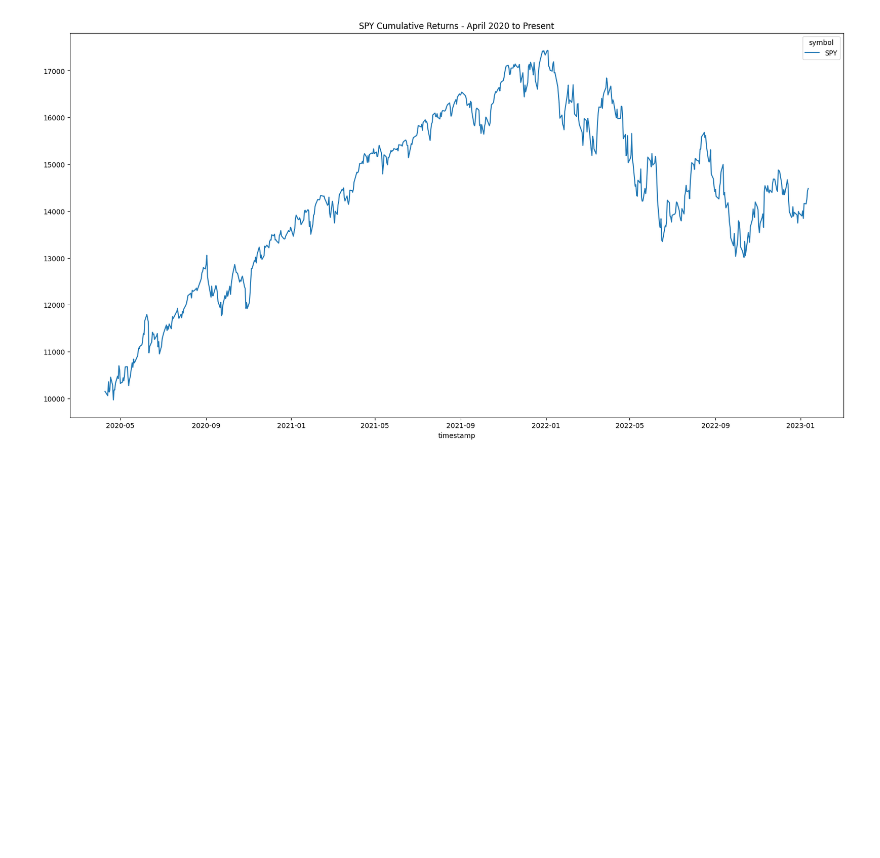
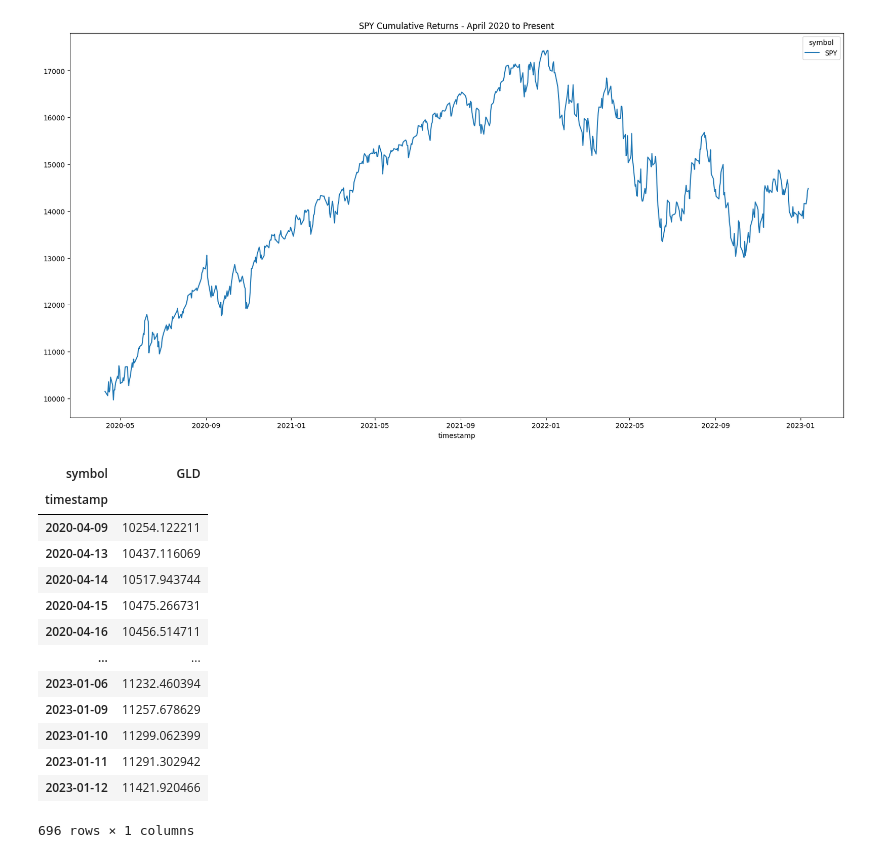
Before and after one commit to jordan-gilmartin/Alpaca-API-Data, a Jupyter notebook: Alpaca-API-Data.ipynb, the cells around one changed output. Cells and saved outputs as stored; diff of their text form; code cells hidden in the pictures; blank space fills up the shorter version.

```diff
--- a/Alpaca-API-Data.ipynb
+++ b/Alpaca-API-Data.ipynb
@@ -714,3 +714,22 @@ spy_profit.plot(figsize=(20,10), legend=True, title="SPY Cumulative Returns - Ap
 plt.savefig("Images/SPYCumulativeReturns.png")
 # %% [output]
 [figure]
+# %%
+# Running cumulative return against initial investment to obtain current market value of investment in GLD
+gld_profit = initial_investment * GLD_cumprod
+gld_profit
+# %% [output]
+| symbol | GLD |
+| timestamp |  |
+| 2020-04-09 | 10254.122211 |
+| 2020-04-13 | 10437.116069 |
+| 2020-04-14 | 10517.943744 |
+| 2020-04-15 | 10475.266731 |
+| 2020-04-16 | 10456.514711 |
+| ... | ... |
+| 2023-01-06 | 11232.460394 |
+| 2023-01-09 | 11257.678629 |
+| 2023-01-10 | 11299.062399 |
+| 2023-01-11 | 11291.302942 |
+| 2023-01-12 | 11421.920466 |
+696 rows × 1 columns
```
Also changed, not shown: parts of 1 cell of this notebook, 1 other file.
